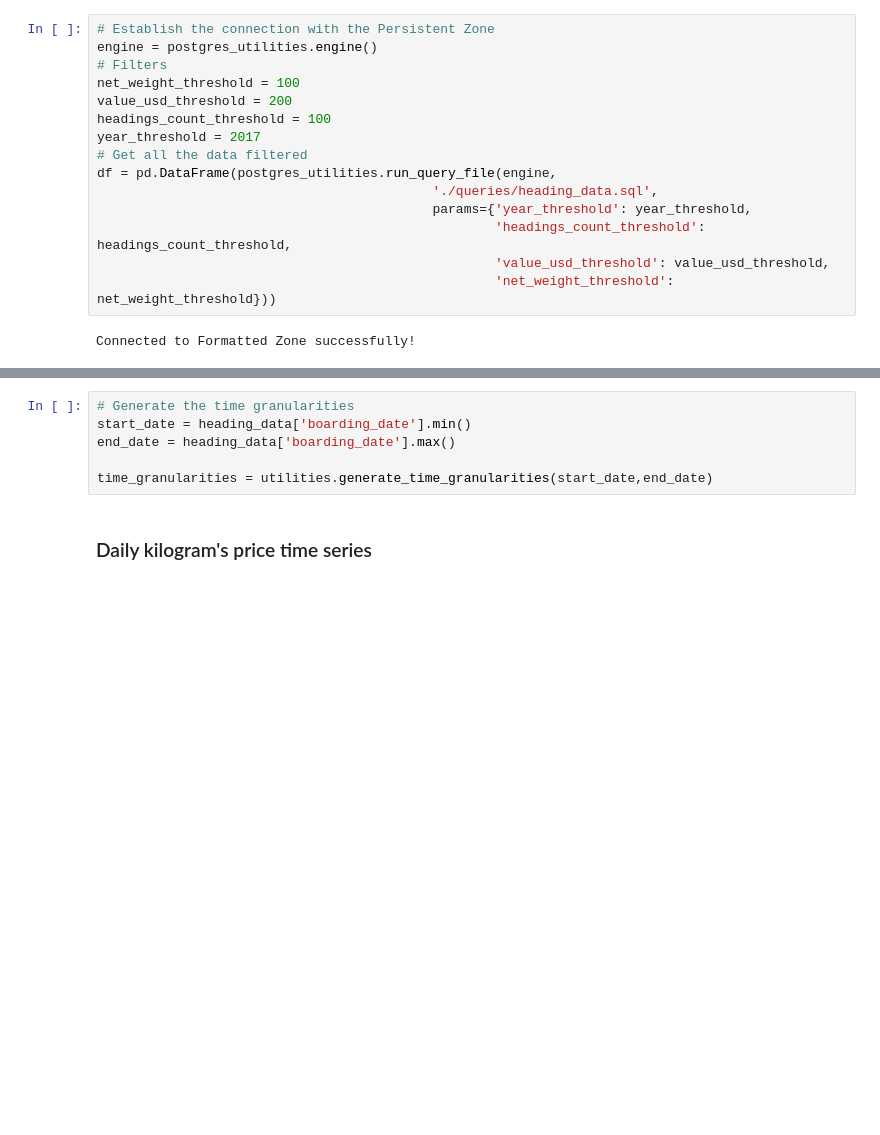
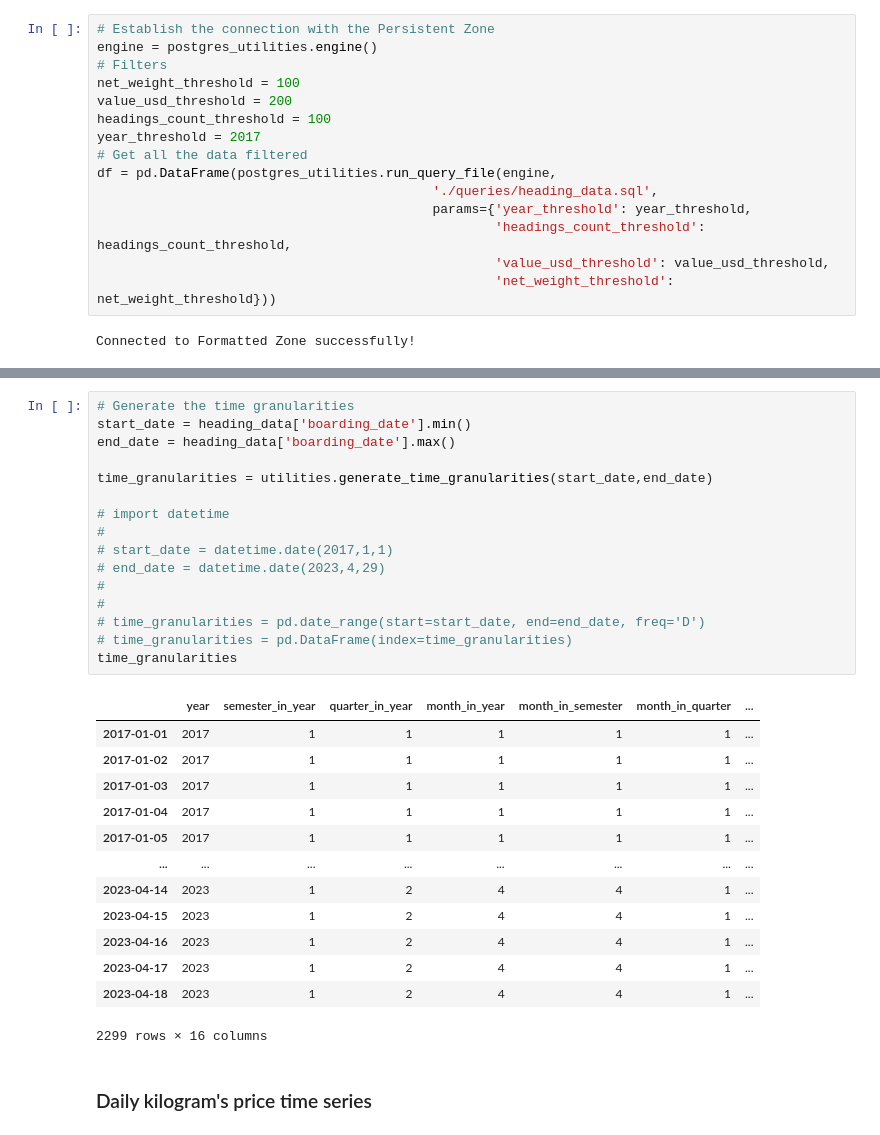
Before and after one commit to sergiopostigo/supertrade, a Jupyter notebook: exploratory_data_analysis/formatted/eda2.ipynb, the cells around one changed output, grey strips where cells are left out. Cells and saved outputs as stored; diff of their text form; blank space fills up the shorter version.

```diff
--- a/exploratory_data_analysis/formatted/eda2.ipynb
+++ b/exploratory_data_analysis/formatted/eda2.ipynb
@@ -38,9 +38,33 @@ Heading: 0806100000, Description: Uvas frescas
 # %%
 # Generate the time granularities
 start_date = heading_data['boarding_date'].min()
 end_date = heading_data['boarding_date'].max()
 
 time_granularities = utilities.generate_time_granularities(start_date,end_date)
+
+# import datetime
+#
+# start_date = datetime.date(2017,1,1)
+# end_date = datetime.date(2023,4,29)
+#
+#
+# time_granularities = pd.date_range(start=start_date, end=end_date, freq='D')
+# time_granularities = pd.DataFrame(index=time_granularities)
+time_granularities
+# %% [output]
+|  | year | semester_in_year | quarter_in_year | month_in_year | month_in_semester | month_in_quarter | ... |
+| 2017-01-01 | 2017 | 1 | 1 | 1 | 1 | 1 | ... |
+| 2017-01-02 | 2017 | 1 | 1 | 1 | 1 | 1 | ... |
+| 2017-01-03 | 2017 | 1 | 1 | 1 | 1 | 1 | ... |
+| 2017-01-04 | 2017 | 1 | 1 | 1 | 1 | 1 | ... |
+| 2017-01-05 | 2017 | 1 | 1 | 1 | 1 | 1 | ... |
+| ... | ... | ... | ... | ... | ... | ... | ... |
+| 2023-04-14 | 2023 | 1 | 2 | 4 | 4 | 1 | ... |
+| 2023-04-15 | 2023 | 1 | 2 | 4 | 4 | 1 | ... |
+| 2023-04-16 | 2023 | 1 | 2 | 4 | 4 | 1 | ... |
+| 2023-04-17 | 2023 | 1 | 2 | 4 | 4 | 1 | ... |
+| 2023-04-18 | 2023 | 1 | 2 | 4 | 4 | 1 | ... |
+2299 rows × 16 columns
 # %% [markdown]
 ### Daily kilogram's price time series
 # %%
```
Also changed, not shown: parts of 6 cells of this notebook, 1 other file.
